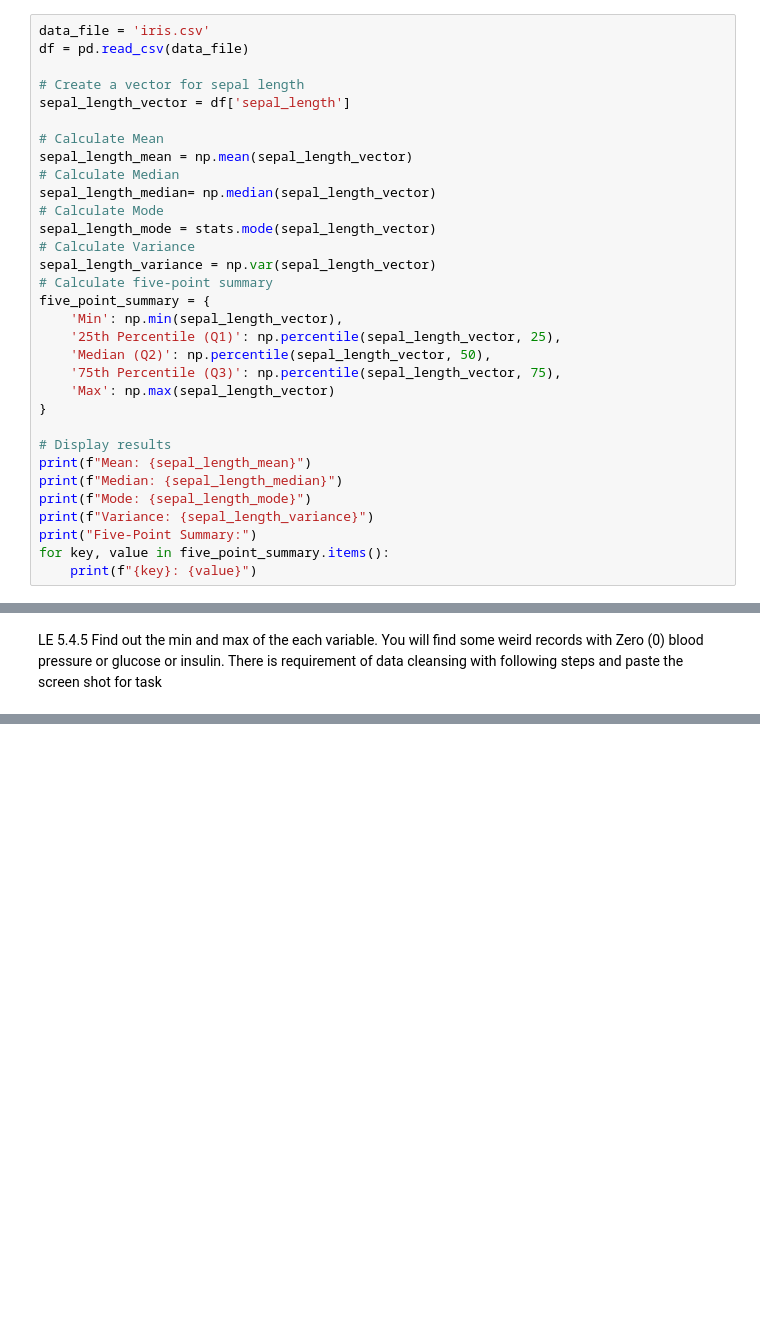
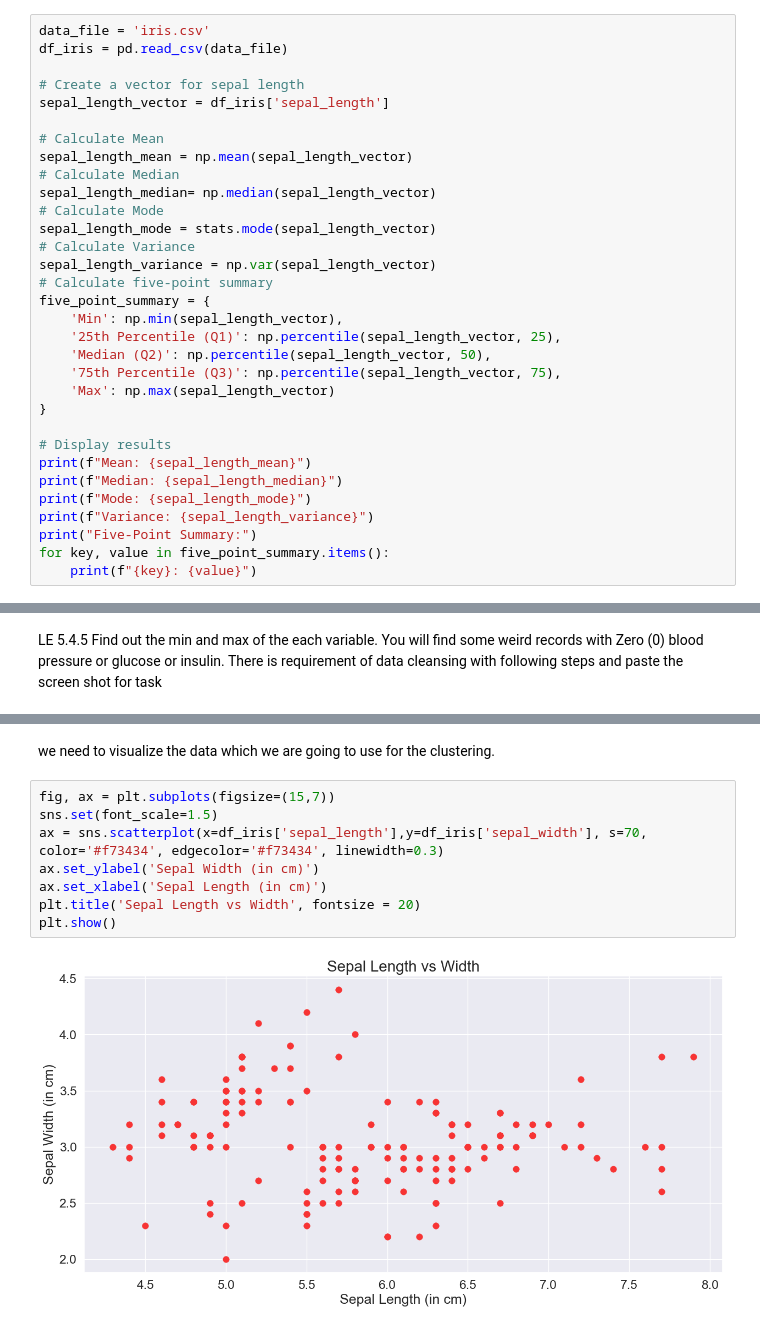
Before and after one commit to bhayana91/bits-dm-assignment-2022ab12524, a Jupyter notebook: 2022AB12524_Sidhant_Assignment_2.ipynb, the cells around one changed output, grey strips where cells are left out. Cells and saved outputs as stored; diff of their text form; blank space fills up the shorter version.

```diff
--- a/2022AB12524_Sidhant_Assignment_2.ipynb
+++ b/2022AB12524_Sidhant_Assignment_2.ipynb
@@ -133,10 +130,10 @@ calculate mean, median, mode, variance, five-point summary. Paste the screen sho
 step?
 # %%
 data_file = 'iris.csv'
-df = pd.read_csv(data_file)
+df_iris = pd.read_csv(data_file)
 
 # Create a vector for sepal length
-sepal_length_vector = df['sepal_length']
+sepal_length_vector = df_iris['sepal_length']
 
 # Calculate Mean
 sepal_length_mean = np.mean(sepal_length_vector)
@@ -327,0 +380,12 @@ KeyError: "None of [Index([1.4, 1.4, 1.3, 1.5, 1.4, 1.7, 1.4, 1.5, 1.4, 1.5,\n
+# %% [markdown]
+we need to visualize the data which we are going to use for the clustering.
+# %%
+fig, ax = plt.subplots(figsize=(15,7))
+sns.set(font_scale=1.5)
+ax = sns.scatterplot(x=df_iris['sepal_length'],y=df_iris['sepal_width'], s=70, color='#f73434', edgecolor='#f73434', linewidth=0.3)
+ax.set_ylabel('Sepal Width (in cm)')
+ax.set_xlabel('Sepal Length (in cm)')
+plt.title('Sepal Length vs Width', fontsize = 20)
+plt.show()
+# %% [output]
+[figure, added]
```
Also changed, not shown: parts of 49 cells of this notebook, 4 other files.
